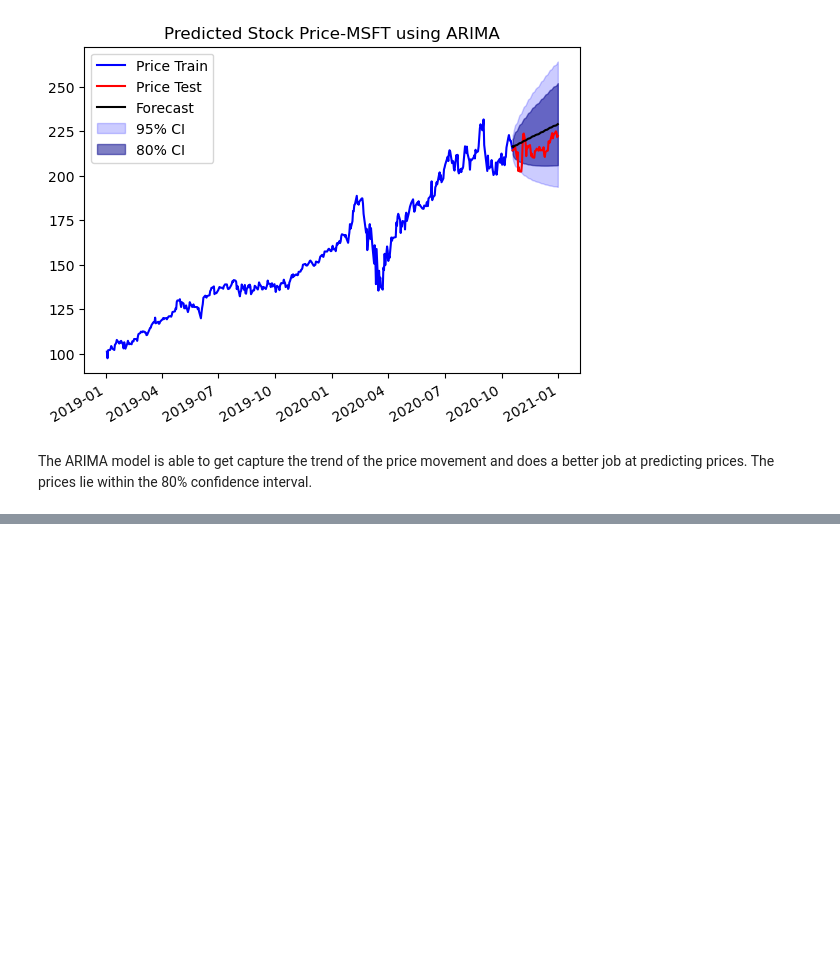
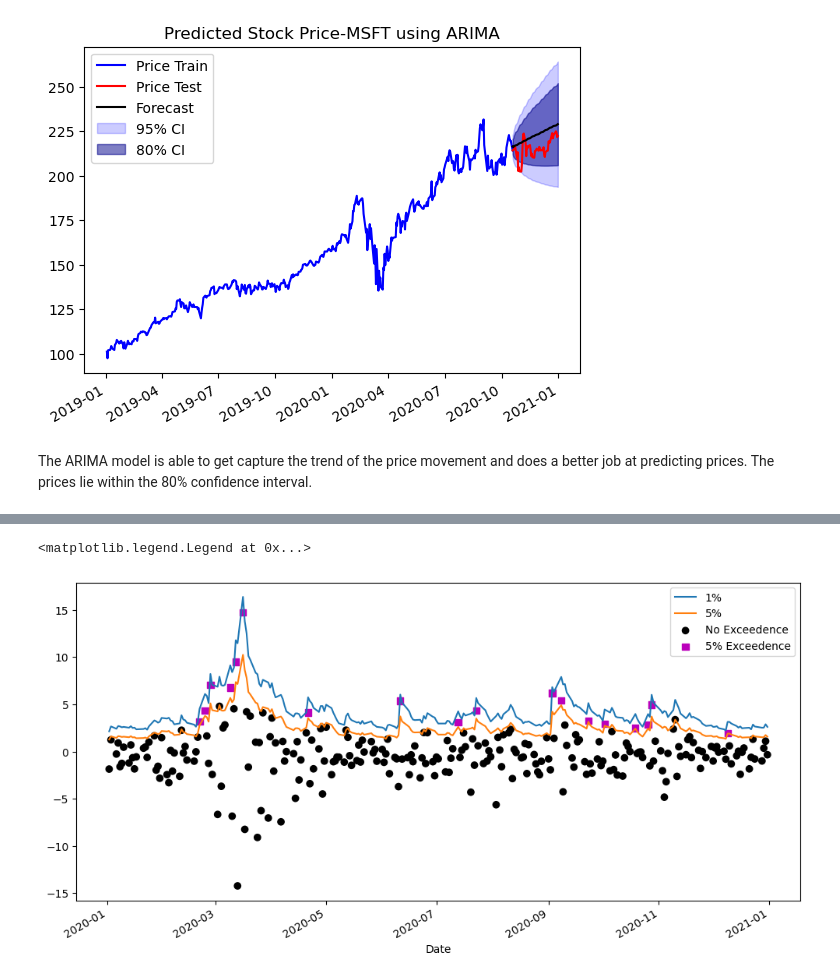
Before and after one commit to ansingh16/risk-management, a Jupyter notebook: Time_series_analysis.ipynb, the cells around one changed output, grey strips where cells are left out. Saved outputs shown, nothing was run; the diff lists cells and outputs as text; code cells hidden in the pictures; blank space fills up the shorter version.

```diff
--- a/Time_series_analysis.ipynb
+++ b/Time_series_analysis.ipynb
@@ -432,0 +404,50 @@ def split_sequence(sequence, n_steps):
+# %%
+
+# get inverse cumulative distribution for the 5% and 1% with fitted parameters of t-distruibution
+q = np.array(am_model.distribution.ppf([0.01,0.05], parameters= fitted_model.params.nu))
+
+# compute 1% and 5% VaR
+VaR = -(cond_mean.values + np.sqrt(cond_var).values * q)
+
+# make a dataframe
+VaR = pd.DataFrame(VaR, columns=['1%', '5%'], index=cond_var.index)
+# %%
+# Plot the results
+
+ax = VaR.plot(legend=False, figsize=(12,6))
+
+# get returns in a series
+rets = stock.Return['2020':]
+rets.name = f'{ticker} Return'
+
+# select two conditions for not exceedence 5% loss and exceeding 5% loss
+conditions = [
+    (rets > -VaR['5%']),
+    (rets < -VaR['1%'])
+]
+
+choices = ['#000000', '#BB0000']
+c = np.select(conditions, choices, default='#BB00BB')
+
+# Mapping dictionaries for labels and markers
+labels = {  '#000000': 'No Exceedence',\
+            '#BB0000': '1% Exceedence', \
+            '#BB00BB': '5% Exceedence'}
+
+markers = {'#BB0000': 'x', '#BB00BB': 's', '#000000': 'o'}
+
+# Scatter plot
+for color in np.unique(c):
+    sel = c == color
+    ax.scatter(
+        rets.index[sel],
+        -rets.loc[sel],
+        marker=markers[color],
+        c=c[sel],
+        label=labels[color]
+    )
+
+ax.legend()
+# %% [output]
+<matplotlib.legend.Legend at 0x...>
+[figure, added]
```
Also changed, not shown: parts of 15 cells of this notebook, 2 other files.
